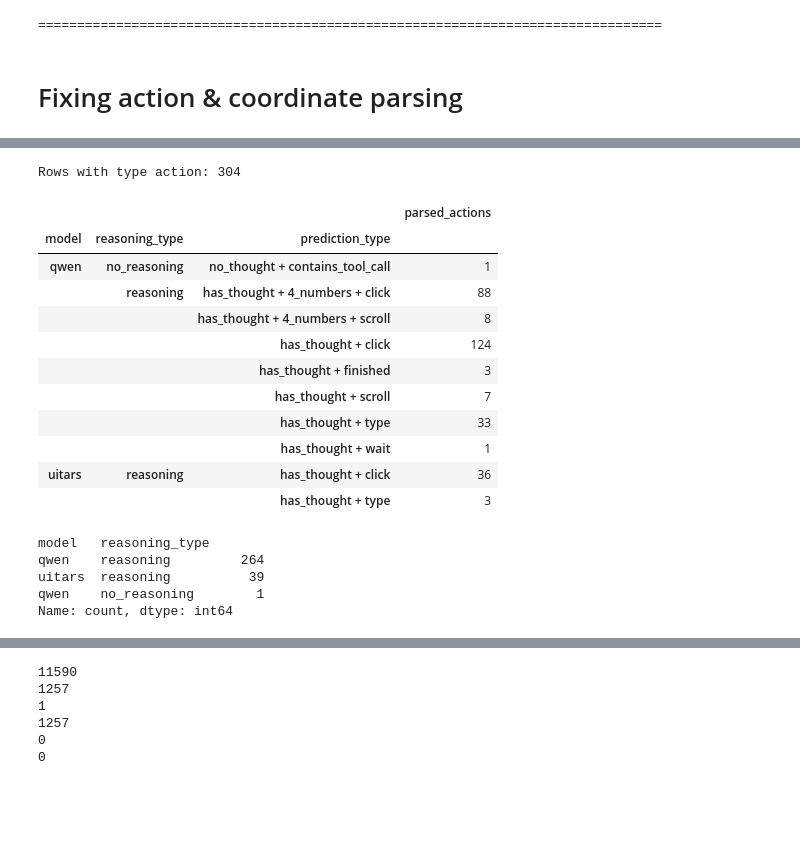
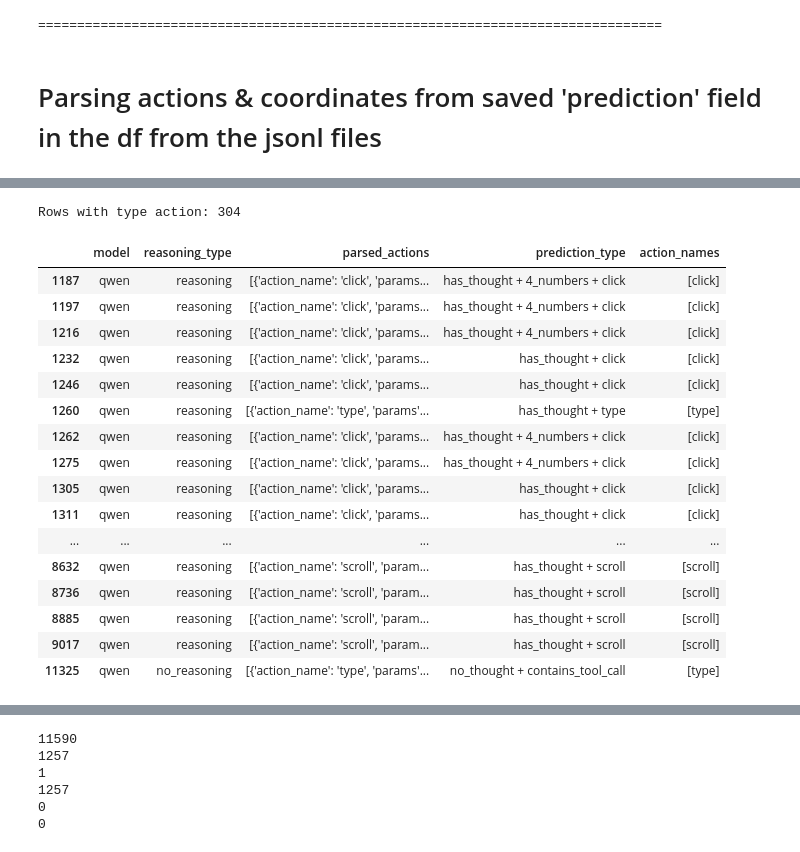
Before and after one commit to ManifoldRG/GUI-DR, a Jupyter notebook: data/baseline_results_final.ipynb, the cells around one changed output, grey strips where cells are left out. Drawn from its saved outputs; the diff is of its cells as text; code cells hidden in the pictures; blank space fills up the shorter version.

```diff
--- a/data/baseline_results_final.ipynb
+++ b/data/baseline_results_final.ipynb
@@ -75,9 +76,9 @@ def load_data_from_results_folder(result_folder_path):
                             data = json.loads(line)
 
                             episode = data.get('episode', task_id)
-                            step_index = data.get('step_index')
-                            instruction = data.get('instruction')
-                            prediction = data.get('prediction')
+                            step_index = data['step_index']
+                            instruction = data['instruction']
+                            prediction = data['prediction']
 
                             # Get ground_truth_bbox from metadata
                             metadata = data.get('metadata', {})
@@ -141,0 +170,20 @@ First few rows:
+# %%
+test_data_folder = "/Users/lockewang/FIG/WebDomainRandomizer/test_splits"
+run_folders = list(Path(test_data_folder).iterdir())
+
+def find_instruction_with_nan(row):
+    test_split = row['test_split']
+    variant = row['variant']
+    task_id = row['task_id']
+    step_index = row['step_index']
+
+    for run_folder in run_folders:
+        if test_split in run_folder.name and variant in run_folder.name:
+            json_file = run_folder / task_id / "trajectory.json"
+            with open(json_file, 'r') as f:
+                json_data = json.load(f)
+                return json_data[step_index]['step_instruction']
+
+    raise ValueError(f"No instruction found for task_id: {task_id}, step_index: {step_index}")
+
+df['instruction'] = df.apply(lambda x: find_instruction_with_nan(x) if x['instruction'] == 'nan' else x['instruction'], axis=1)
@@ -353,7 +412,7 @@ uitars
 | 13 | uitars | reasoning | relational_query | has_thought + wait | 101 |
 ================================================================================
 # %% [markdown]
-# Fixing action & coordinate parsing
+# Parsing actions & coordinates from saved 'prediction' field in the df from the jsonl files
 # %%
 df.head()
 # %% [output]
@@ -627,25 +688,24 @@ Rows with coords_4d: 1257
 # %%
 contains_type_action = df['prediction'].str.contains('type')
 print(f"Rows with type action: {contains_type_action.sum()}")
 # display(df[contains_type_action][['model','instruction', 'prediction', 'parsed_actions', 'action_names', 'action_count', 'coords_2d', 'coords_4d']].head(-10))
-display(df[contains_type_action][['model', 'reasoning_type', 'parsed_actions', 'prediction_type']].groupby(['model', 'reasoning_type', 'prediction_type']).count())
-df[contains_type_action][['model', 'reasoning_type']].value_counts()
+display(df[contains_type_action][['model', 'reasoning_type', 'parsed_actions', 'prediction_type', 'action_names']].groupby(['model', 'reasoning_type', 'prediction_type']).head(5))
 # %% [output]
 Rows with type action: 304
-|  |  |  | parsed_actions |
-| model | reasoning_type | prediction_type |  |
-| qwen | no_reasoning | no_thought + contains_tool_call | 1 |
-|  | reasoning | has_thought + 4_numbers + click | 88 |
-|  |  | has_thought + 4_numbers + scroll | 8 |
-|  |  | has_thought + click | 124 |
-|  |  | has_thought + finished | 3 |
-|  |  | has_thought + scroll | 7 |
-|  |  | has_thought + type | 33 |
-|  |  | has_thought + wait | 1 |
-| uitars | reasoning | has_thought + click | 36 |
-|  |  | has_thought + type | 3 |
+|  | model | reasoning_type | parsed_actions | prediction_type | action_names |
+| 1187 | qwen | reasoning | [{'action_name': 'click', 'params... | has_thought + 4_numbers + click | [click] |
+| 1197 | qwen | reasoning | [{'action_name': 'click', 'params... | has_thought + 4_numbers + click | [click] |
+| 1216 | qwen | reasoning | [{'action_name': 'click', 'params... | has_thought + 4_numbers + click | [click] |
+| 1232 | qwen | reasoning | [{'action_name': 'click', 'params... | has_thought + click | [click] |
+| 1246 | qwen | reasoning | [{'action_name': 'click', 'params... | has_thought + click | [click] |
+| 1260 | qwen | reasoning | [{'action_name': 'type', 'params'... | has_thought + type | [type] |
+| 1262 | qwen | reasoning | [{'action_name': 'click', 'params... | has_thought + 4_numbers + click | [click] |
+| 1275 | qwen | reasoning | [{'action_name': 'click', 'params... | has_thought + 4_numbers + click | [click] |
+| 1305 | qwen | reasoning | [{'action_name': 'click', 'params... | has_thought + click | [click] |
+| 1311 | qwen | reasoning | [{'action_name': 'click', 'params... | has_thought + click | [click] |
+| ... | ... | ... | ... | ... | ... |
+| 8632 | qwen | reasoning | [{'action_name': 'scroll', 'param... | has_thought + scroll | [scroll] |
+| 8736 | qwen | reasoning | [{'action_name': 'scroll', 'param... | has_thought + scroll | [scroll] |
+| 8885 | qwen | reasoning | [{'action_name': 'scroll', 'param... | has_thought + scroll | [scroll] |
+| 9017 | qwen | reasoning | [{'action_name': 'scroll', 'param... | has_thought + scroll | [scroll] |
+| 11325 | qwen | no_reasoning | [{'action_name': 'type', 'params'... | no_thought + contains_tool_call | [type] |
-model   reasoning_type
-qwen    reasoning         264
-uitars  reasoning          39
-qwen    no_reasoning        1
-Name: count, dtype: int64
```
Also changed, not shown: parts of 20 cells of this notebook.
